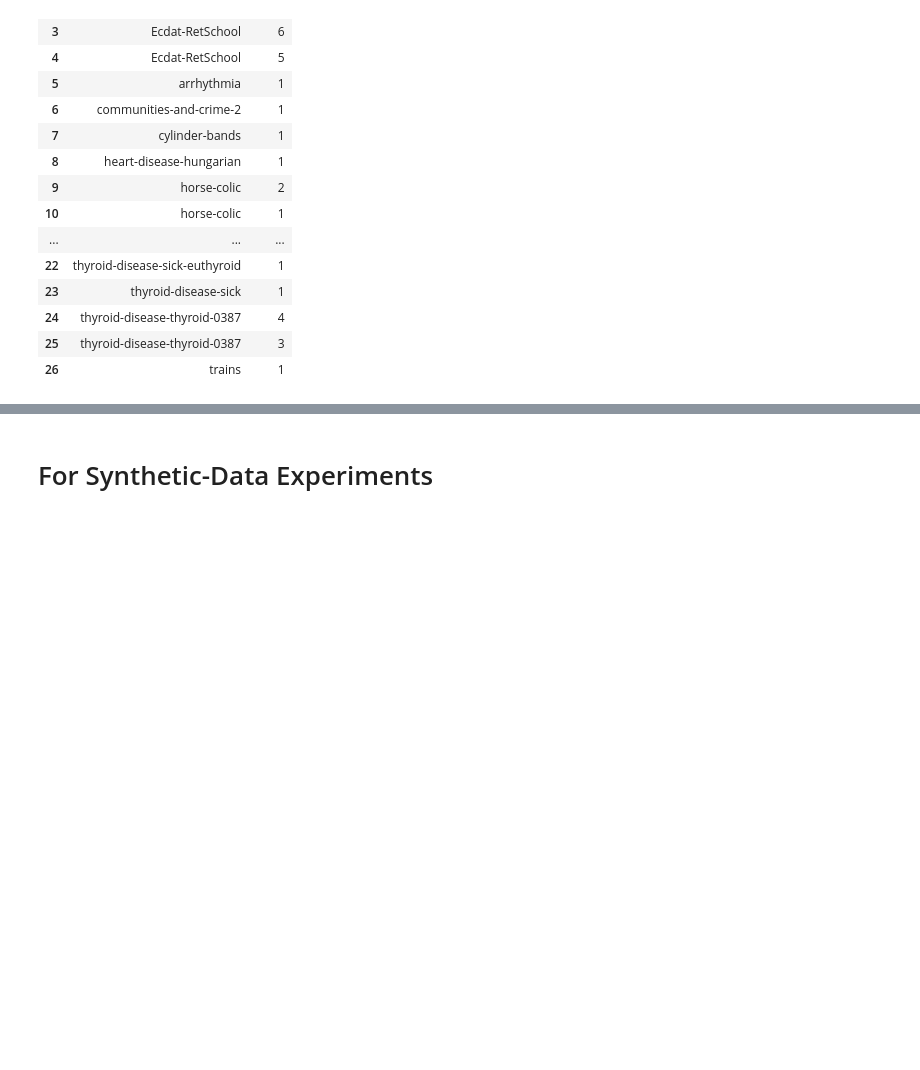
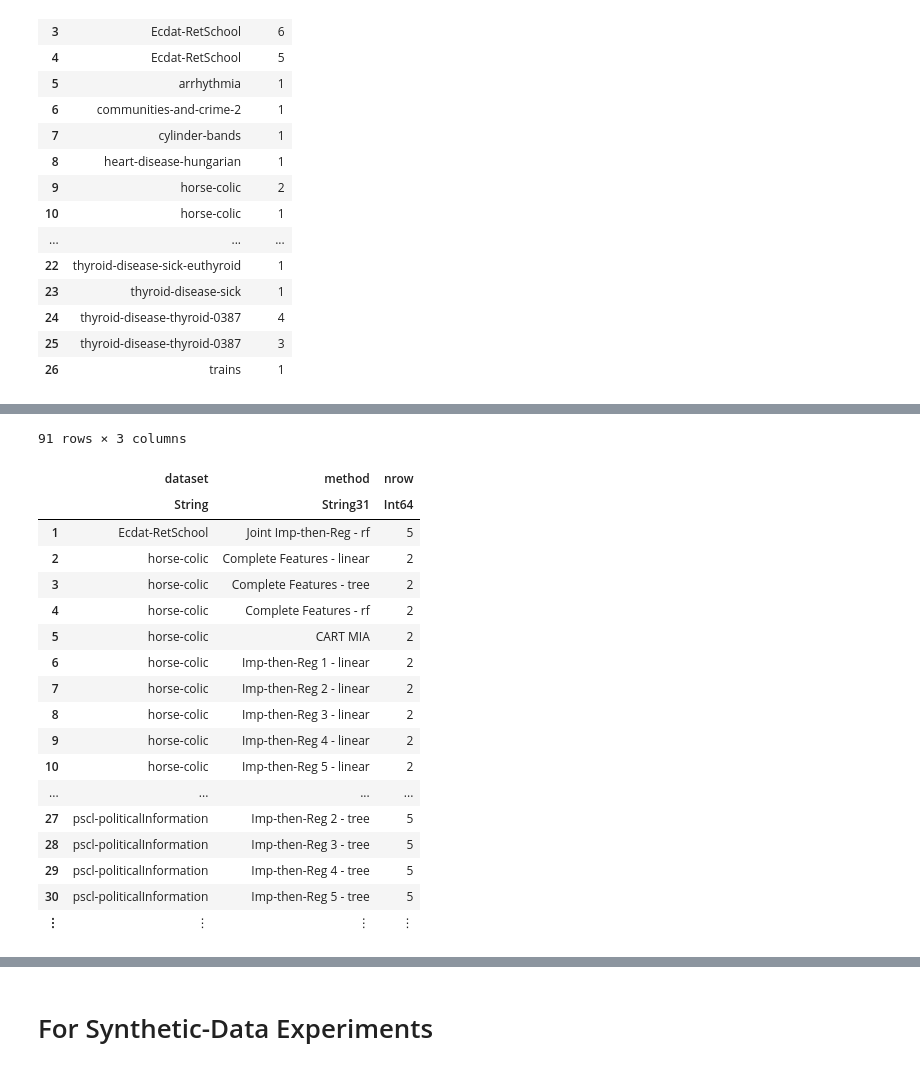
Before and after one commit to adelarue/PMD, a Jupyter notebook: results/Compile results together.ipynb, the cells around one changed output, grey strips where cells are left out. Cells and saved outputs as stored; diff of their text form; code cells hidden in the pictures; blank space fills up the shorter version.

```diff
--- a/results/Compile results together.ipynb
+++ b/results/Compile results together.ipynb
@@ -103,0 +125,22 @@ unique(filter( t-> t[:nrow] < 10, combine(groupby(res, [:dataset, :method]), nro
+# %%
+filter( t-> t[:nrow] < 6 && t[:nrow] > 1, combine(groupby(res, [:dataset, :method]), nrow))
+# %% [output]
+91 rows × 3 columns
+|  | dataset | method | nrow |
+|  | String | String31 | Int64 |
+| 1 | Ecdat-RetSchool | Joint Imp-then-Reg - rf | 5 |
+| 2 | horse-colic | Complete Features - linear | 2 |
+| 3 | horse-colic | Complete Features - tree | 2 |
+| 4 | horse-colic | Complete Features - rf | 2 |
+| 5 | horse-colic | CART MIA | 2 |
+| 6 | horse-colic | Imp-then-Reg 1 - linear | 2 |
+| 7 | horse-colic | Imp-then-Reg 2 - linear | 2 |
+| 8 | horse-colic | Imp-then-Reg 3 - linear | 2 |
+| 9 | horse-colic | Imp-then-Reg 4 - linear | 2 |
+| 10 | horse-colic | Imp-then-Reg 5 - linear | 2 |
+| ... | ... | ... | ... |
+| 27 | pscl-politicalInformation | Imp-then-Reg 2 - tree | 5 |
+| 28 | pscl-politicalInformation | Imp-then-Reg 3 - tree | 5 |
+| 29 | pscl-politicalInformation | Imp-then-Reg 4 - tree | 5 |
+| 30 | pscl-politicalInformation | Imp-then-Reg 5 - tree | 5 |
+| ⋮ | ⋮ | ⋮ | ⋮ |
```
Also changed, not shown: parts of 13 cells of this notebook, 4 other files.
